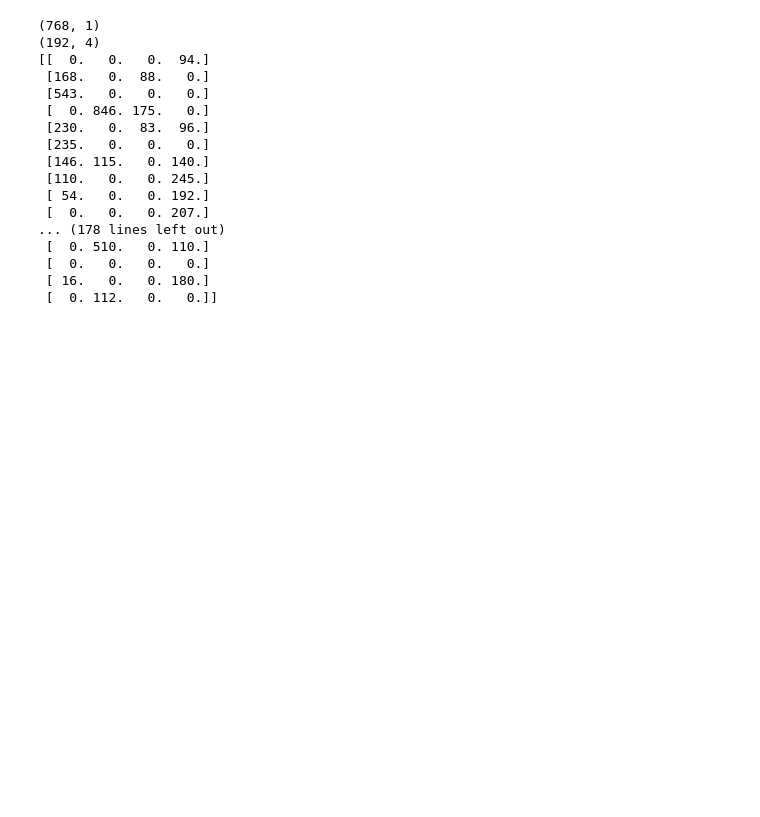
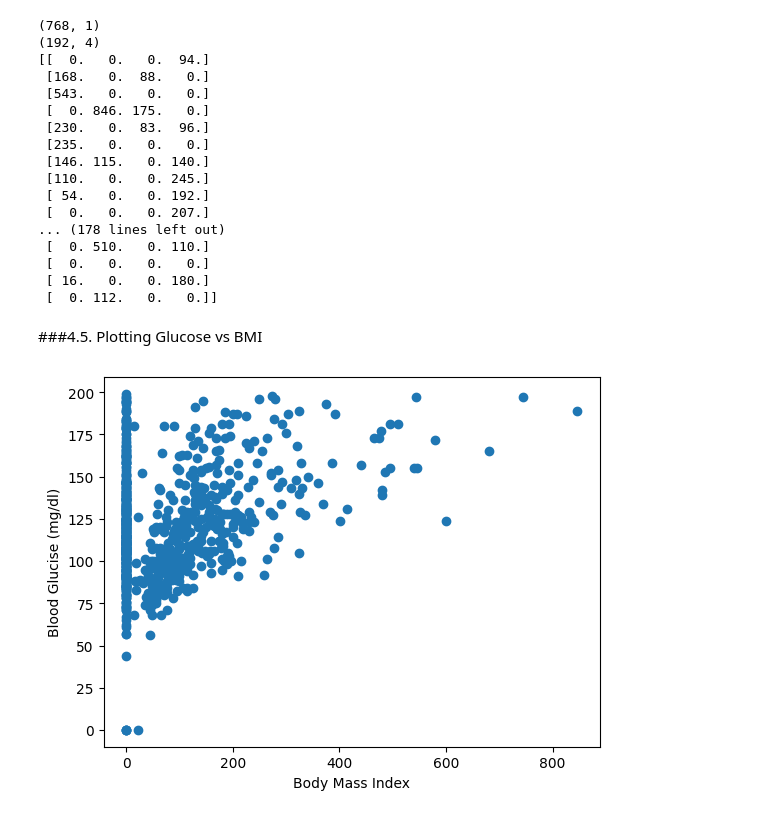
Before and after one commit to zizanayub/Machine-Leaning-Data-Scientist-with-Python, a Jupyter notebook: 01_01_Supervised_Learning_with_Scikit_Learn.ipynb, the cells around one changed output. Cells and saved outputs as stored; diff of their text form; code cells hidden in the pictures; blank space fills up the shorter version.

```diff
--- a/01_01_Supervised_Learning_with_Scikit_Learn.ipynb
+++ b/01_01_Supervised_Learning_with_Scikit_Learn.ipynb
@@ -381,6 +381,7 @@ print(type(X_np)),type(y_np)   ##numpy arrays
 # %% [markdown]
 ###4.3. Slicing `X_bmi` variable
 # %%
-X_bmi = X_np[:,3]     ###Extract the 4th column (Insulin)
+X_bmi = X_np[:,4]     ###Extract the 4th column (BMI)
+print(X_bmi)
 print(y.shape,X_bmi.shape)
 # %% [output]
@@ -476,3 +493,13 @@ print(X_bmi_reshape_4)
  [  0.   0.   0.   0.]
  [ 16.   0.   0. 180.]
  [  0. 112.   0.   0.]]
+# %% [markdown]
+###4.5. Plotting Glucose vs BMI
+# %%
+import matplotlib.pyplot as plt
+plt.scatter(X_bmi_reshaped,y)
+plt.ylabel("Blood Glucise (mg/dl)")
+plt.xlabel("Body Mass Index")
+plt.show()
+# %% [output]
+[figure, added]
```
Also changed, not shown: parts of 10 cells of this notebook.
